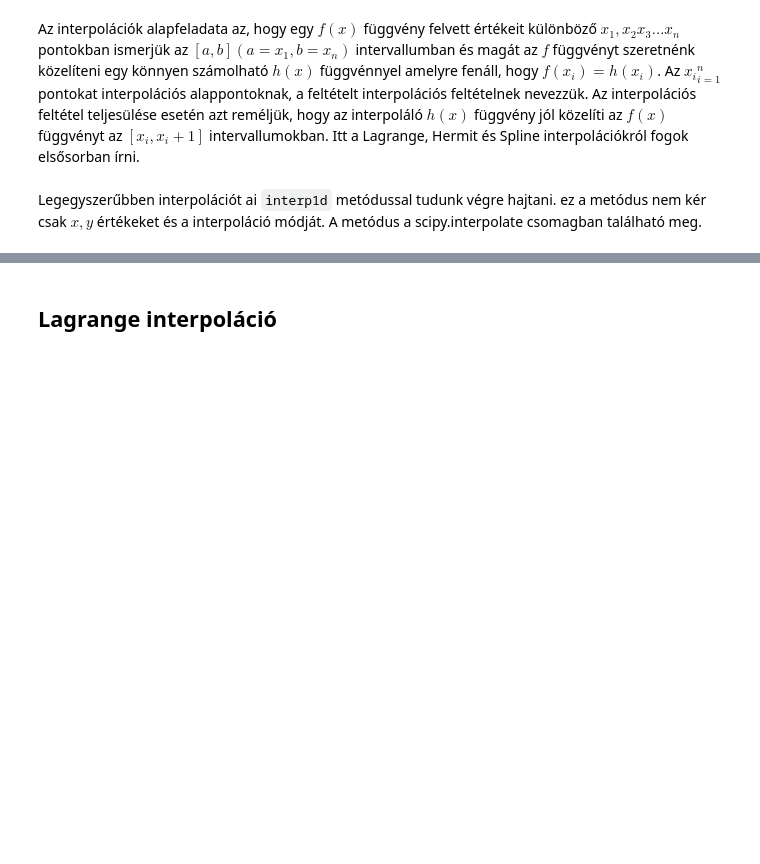
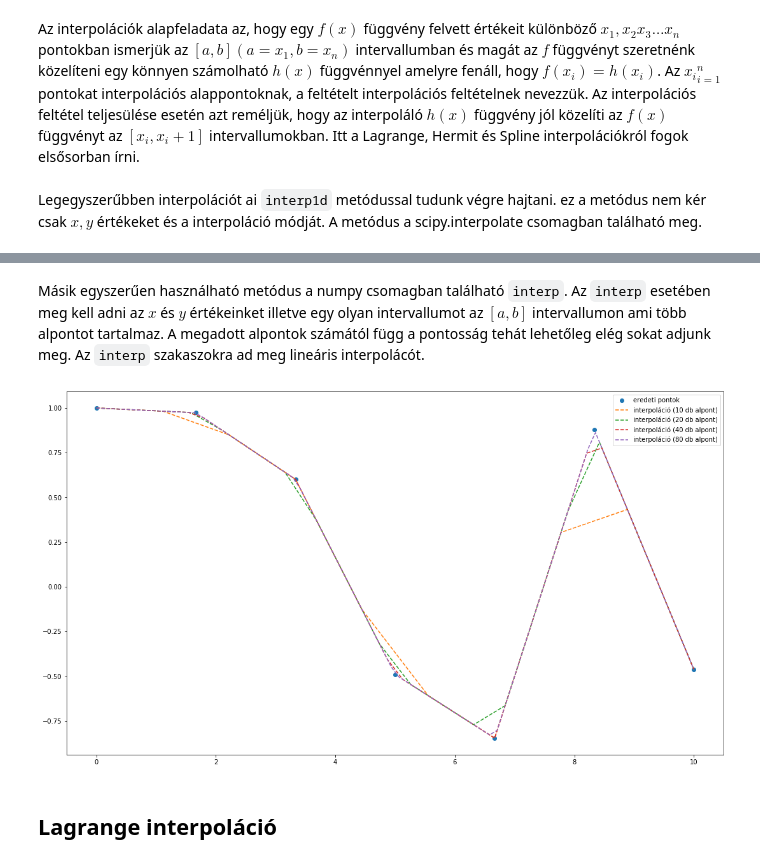
Before and after one commit to gyulaimark97/Szakdolgozat, a Jupyter notebook: dolgozat/Interpolations.ipynb, the cells around one changed output, grey strips where cells are left out. Drawn from its saved outputs; the diff is of its cells as text; code cells hidden in the pictures; blank space fills up the shorter version.

```diff
--- a/dolgozat/Interpolations.ipynb
+++ b/dolgozat/Interpolations.ipynb
@@ -28,3 +31,28 @@ Látható az `interp1d` egy függvénnyel tér vissza aminek csak meg kell adnun
+# %% [markdown]
+Másik egyszerűen használható metódus a numpy csomagban található `interp`. Az `interp` esetében meg kell adni az $x$ és $y$ értékeinket illetve egy olyan intervallumot az $[a,b]$ intervallumon ami több alpontot tartalmaz. A megadott alpontok számától függ a pontosság tehát lehetőleg elég sokat adjunk meg. Az `interp` szakaszokra ad meg lineáris interpolácót.
+# %%
+import numpy as np
+
+import matplotlib.pyplot as plt
+from matplotlib.pyplot import figure
+
+x = np.linspace(0, 10, num=7, endpoint=True)
+y = np.cos(-x**2/12)
+xnew1 = np.linspace(0, 10, num=10, endpoint=True)
+xnew2 = np.linspace(0, 10, num=20, endpoint=True)
+xnew3 = np.linspace(0, 10, num=40, endpoint=True)
+xnew4 = np.linspace(0, 10, num=80, endpoint=True)
+yinterp1 = np.interp(xnew1, x, y)
+yinterp2 = np.interp(xnew2, x, y)
+yinterp3 = np.interp(xnew3, x, y)
+yinterp4 = np.interp(xnew4, x, y)
+
+plt.figure(figsize=(18.5, 10.5))
+plt.plot(x, y,'o', xnew1, yinterp1, '--',xnew2, yinterp2, '--',xnew3, yinterp3, '--',xnew4, yinterp4, '--')
+plt.legend(["eredeti pontok","interpoláció (10 db alpont)", "interpoláció (20 db alpont)", "interpoláció (40 db alpont)", "interpoláció (80 db alpont)"])
+plt.show()
+# %% [output]
+[figure, added]
 # %% [markdown]
 ## Lagrange interpoláció
 # %% [markdown]
```
Also changed, not shown: parts of 8 cells of this notebook, 1 other file.
